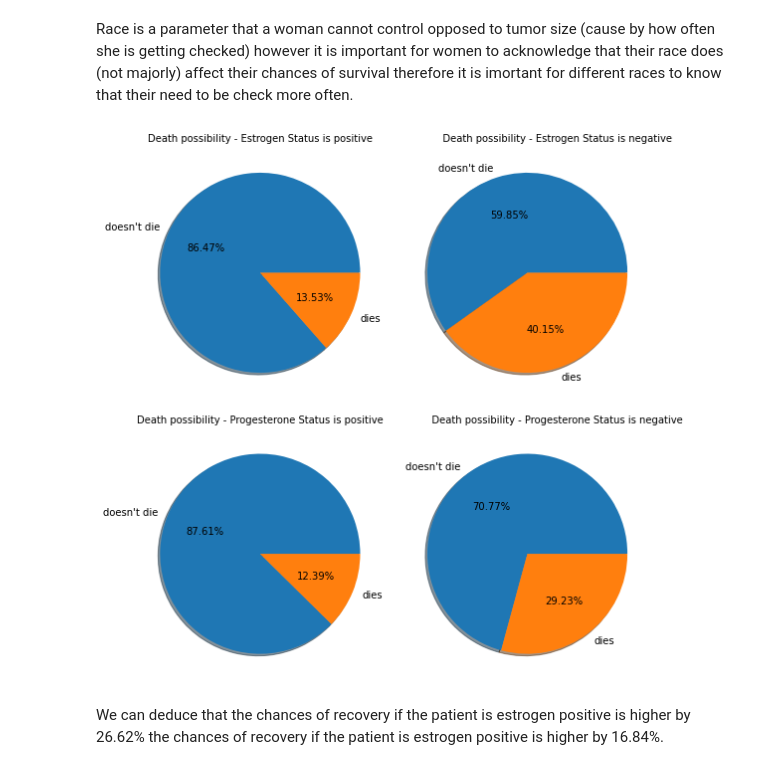
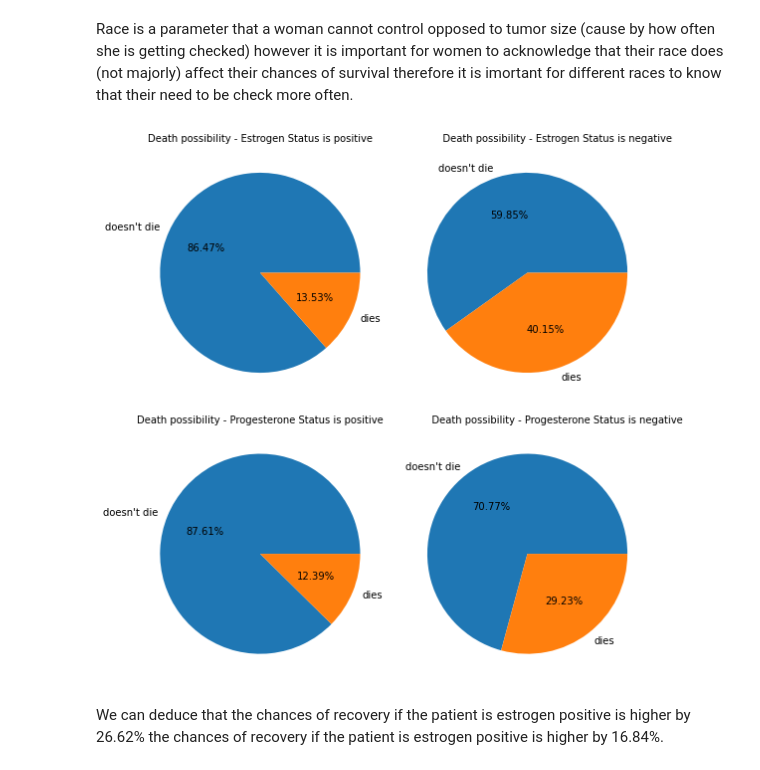
Before and after one commit to MayaHayat/BreastCancer_Classification, a Jupyter notebook: Breast Cancer.ipynb, the cells around one changed output. Saved outputs shown, nothing was run; the diff lists cells and outputs as text; code cells hidden in the pictures.

```diff
--- a/Breast Cancer.ipynb
+++ b/Breast Cancer.ipynb
@@ -516,31 +600,31 @@ Race is a parameter that a woman cannot control opposed to tumor size (cause by
 # %%
 fig, ax = plt.subplots(2,2, figsize = (8,8))
 ((ax1, ax2) , (ax3, ax4)) = ax
 
 labels = ["doesn't die", "dies"]
 values = df_result[df_result['Estrogen Status_Positive']==1]['Status_Dead'].value_counts().tolist()
-ax1.pie(x=values, labels=labels, autopct="%1.2f%%", shadow=True)
+ax1.pie(x=values, labels=labels, autopct="%1.2f%%")
 ax1.set_title("Death possibility - Estrogen Status is positive", fontdict={'fontsize': 10})
 
 labels = ["doesn't die", "dies"]
 values = df_result[df_result['Estrogen Status_Negative']==1]['Status_Dead'].value_counts().tolist()
-ax2.pie(x=values, labels=labels, autopct="%1.2f%%", shadow=True)
+ax2.pie(x=values, labels=labels, autopct="%1.2f%%")
 ax2.set_title("                   Death possibility - Estrogen Status is negative", fontdict={'fontsize': 10})
 
 labels = ["doesn't die", "dies"]
 values = df_result[df_result['Progesterone Status_Positive']==1]['Status_Dead'].value_counts().tolist()
-ax3.pie(x=values, labels=labels, autopct="%1.2f%%", shadow=True)
+ax3.pie(x=values, labels=labels, autopct="%1.2f%%")
 ax3.set_title("Death possibility - Progesterone Status is positive", fontdict={'fontsize': 10})
 
 labels = ["doesn't die", "dies"]
 values = df_result[df_result['Progesterone Status_Negative']==1]['Status_Dead'].value_counts().tolist()
-ax4.pie(x=values, labels=labels, autopct="%1.2f%%", shadow=True)
+ax4.pie(x=values, labels=labels, autopct="%1.2f%%")
 ax4.set_title("                   Death possibility - Progesterone Status is negative", fontdict={'fontsize': 10})
 
 plt.tight_layout()
 plt.show()
 # %% [output]
-[figure, old version]
+[figure, new version]
 # %% [markdown]
 We can deduce that the chances of recovery if the patient is estrogen positive is higher by 26.62%
 the chances of recovery if the patient is estrogen positive is higher by 16.84%.
```
Also changed, not shown: parts of 64 cells of this notebook.
